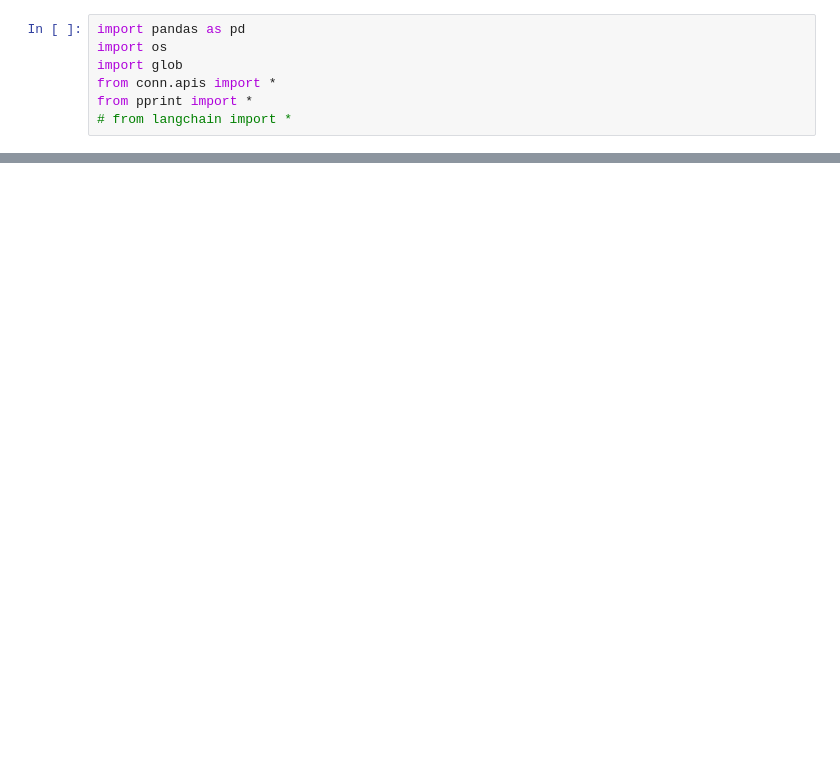
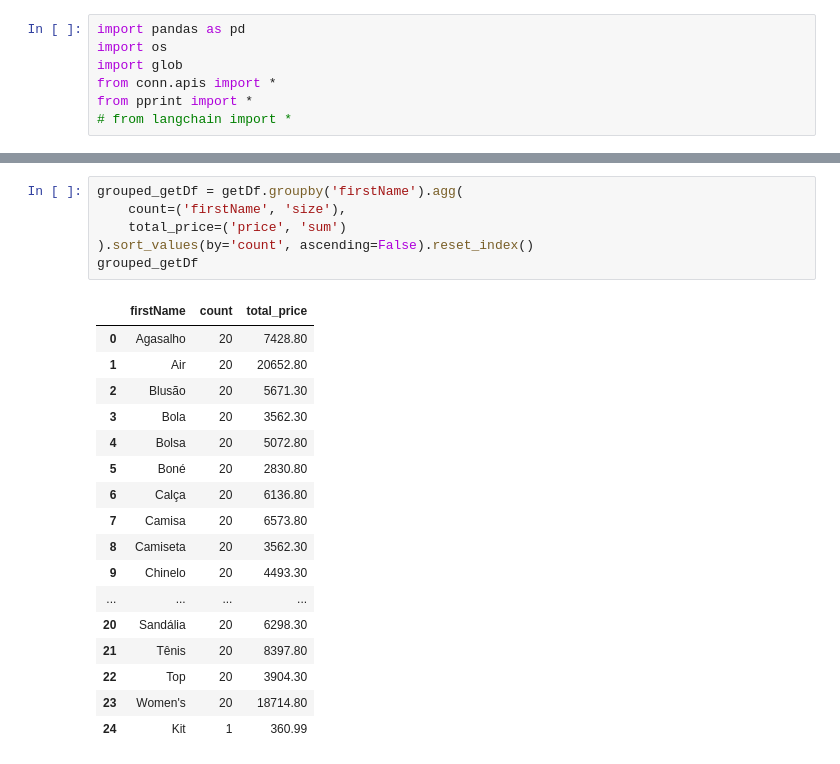
Before and after one commit to cezarbaque1/surprise-recomendacao, a Jupyter notebook: base_produtos.ipynb, the cells around one changed output, grey strips where cells are left out. Saved outputs shown, nothing was run; the diff lists cells and outputs as text; blank space fills up the shorter version.

```diff
--- a/base_produtos.ipynb
+++ b/base_produtos.ipynb
@@ -137,0 +168,24 @@ dfProduct
+# %%
+grouped_getDf = getDf.groupby('firstName').agg(
+    count=('firstName', 'size'),
+    total_price=('price', 'sum')
+).sort_values(by='count', ascending=False).reset_index()
+grouped_getDf
+# %% [output]
+|  | firstName | count | total_price |
+| 0 | Agasalho | 20 | 7428.80 |
+| 1 | Air | 20 | 20652.80 |
+| 2 | Blusão | 20 | 5671.30 |
+| 3 | Bola | 20 | 3562.30 |
+| 4 | Bolsa | 20 | 5072.80 |
+| 5 | Boné | 20 | 2830.80 |
+| 6 | Calça | 20 | 6136.80 |
+| 7 | Camisa | 20 | 6573.80 |
+| 8 | Camiseta | 20 | 3562.30 |
+| 9 | Chinelo | 20 | 4493.30 |
+| ... | ... | ... | ... |
+| 20 | Sandália | 20 | 6298.30 |
+| 21 | Tênis | 20 | 8397.80 |
+| 22 | Top | 20 | 3904.30 |
+| 23 | Women's | 20 | 18714.80 |
+| 24 | Kit | 1 | 360.99 |
```
Also changed, not shown: parts of 8 cells of this notebook, 1 other file.
